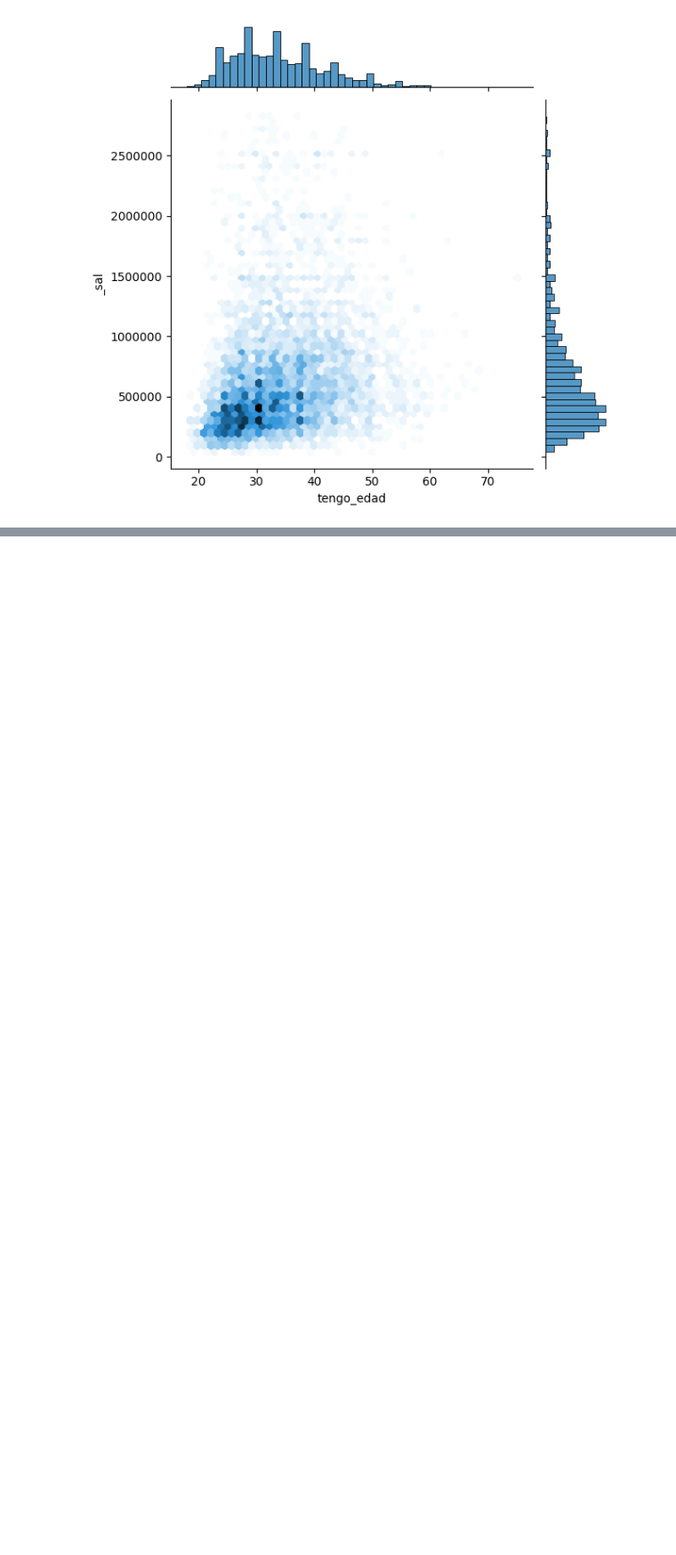
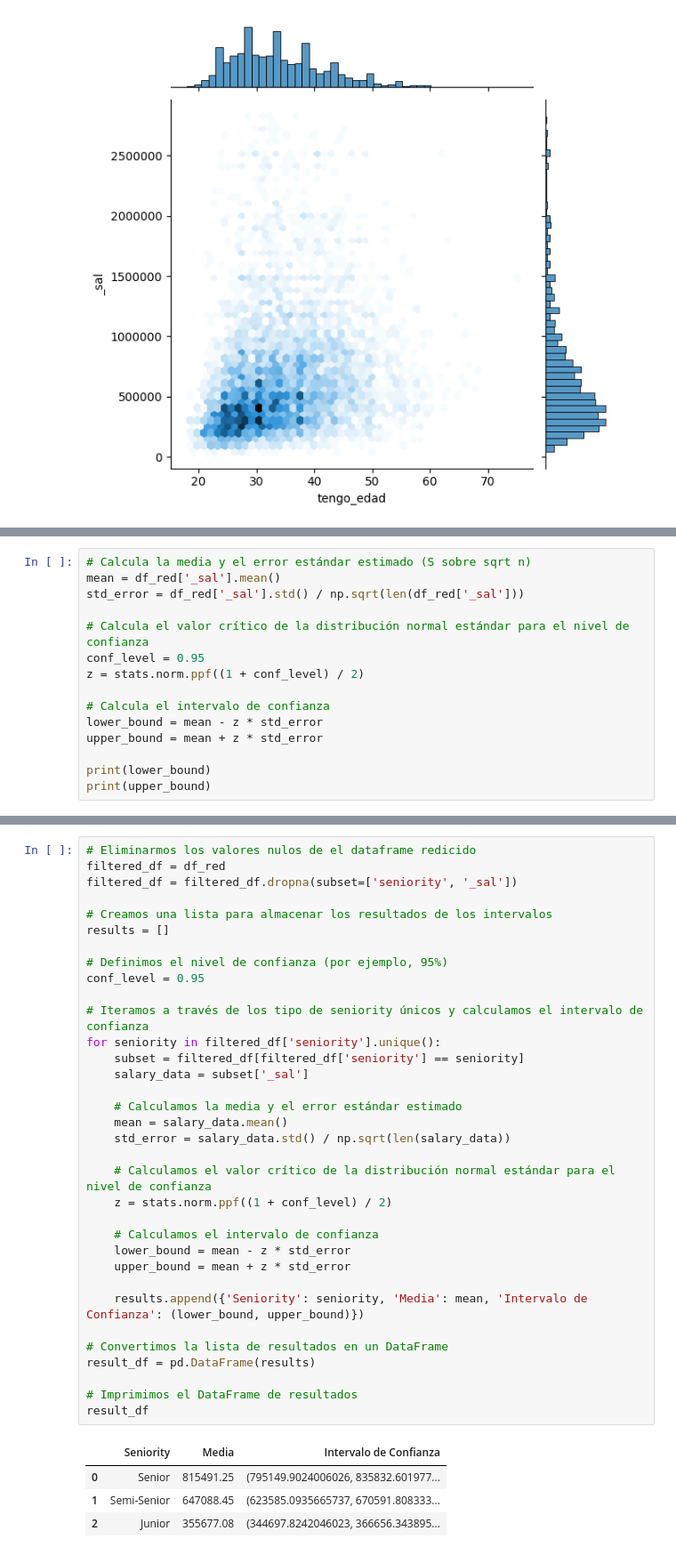
Before and after one commit to mgalim/TPEstadistica, a Jupyter notebook: TpFinal.ipynb, the cells around one changed output, grey strips where cells are left out. Shown at 89% size. Drawn from its saved outputs; the diff is of its cells as text; blank space fills up the shorter version.

```diff
--- a/TpFinal.ipynb
+++ b/TpFinal.ipynb
@@ -341,0 +390,15 @@ Nota: Ver si influye los años de experiencia o el seniority
+# %%
+# Calcula la media y el error estándar estimado (S sobre sqrt n)
+mean = df_red['_sal'].mean()
+std_error = df_red['_sal'].std() / np.sqrt(len(df_red['_sal']))
+
+# Calcula el valor crítico de la distribución normal estándar para el nivel de confianza
+conf_level = 0.95
+z = stats.norm.ppf((1 + conf_level) / 2)
+
+# Calcula el intervalo de confianza
+lower_bound = mean - z * std_error
+upper_bound = mean + z * std_error
+
+print(lower_bound)
+print(upper_bound)
@@ -341,0 +428,39 @@ Nota: Ver si influye los años de experiencia o el seniority
+# %%
+# Eliminarmos los valores nulos de el dataframe redicido
+filtered_df = df_red
+filtered_df = filtered_df.dropna(subset=['seniority', '_sal'])
+
+# Creamos una lista para almacenar los resultados de los intervalos
+results = []
+
+# Definimos el nivel de confianza (por ejemplo, 95%)
+conf_level = 0.95
+
+# Iteramos a través de los tipo de seniority únicos y calculamos el intervalo de confianza
+for seniority in filtered_df['seniority'].unique():
+    subset = filtered_df[filtered_df['seniority'] == seniority]
+    salary_data = subset['_sal']
+
+    # Calculamos la media y el error estándar estimado
+    mean = salary_data.mean()
+    std_error = salary_data.std() / np.sqrt(len(salary_data))
+
+    # Calculamos el valor crítico de la distribución normal estándar para el nivel de confianza
+    z = stats.norm.ppf((1 + conf_level) / 2)
+
+    # Calculamos el intervalo de confianza
+    lower_bound = mean - z * std_error
+    upper_bound = mean + z * std_error
+
+    results.append({'Seniority': seniority, 'Media': mean, 'Intervalo de Confianza': (lower_bound, upper_bound)})
+
+# Convertimos la lista de resultados en un DataFrame
+result_df = pd.DataFrame(results)
+
+# Imprimimos el DataFrame de resultados
+result_df
+# %% [output]
+|  | Seniority | Media | Intervalo de Confianza |
+| 0 | Senior | 815491.25 | (795149.9024006026, 835832.601977... |
+| 1 | Semi-Senior | 647088.45 | (623585.0935665737, 670591.808333... |
+| 2 | Junior | 355677.08 | (344697.8242046023, 366656.343895... |
```
Also changed, not shown: parts of 22 cells of this notebook.
